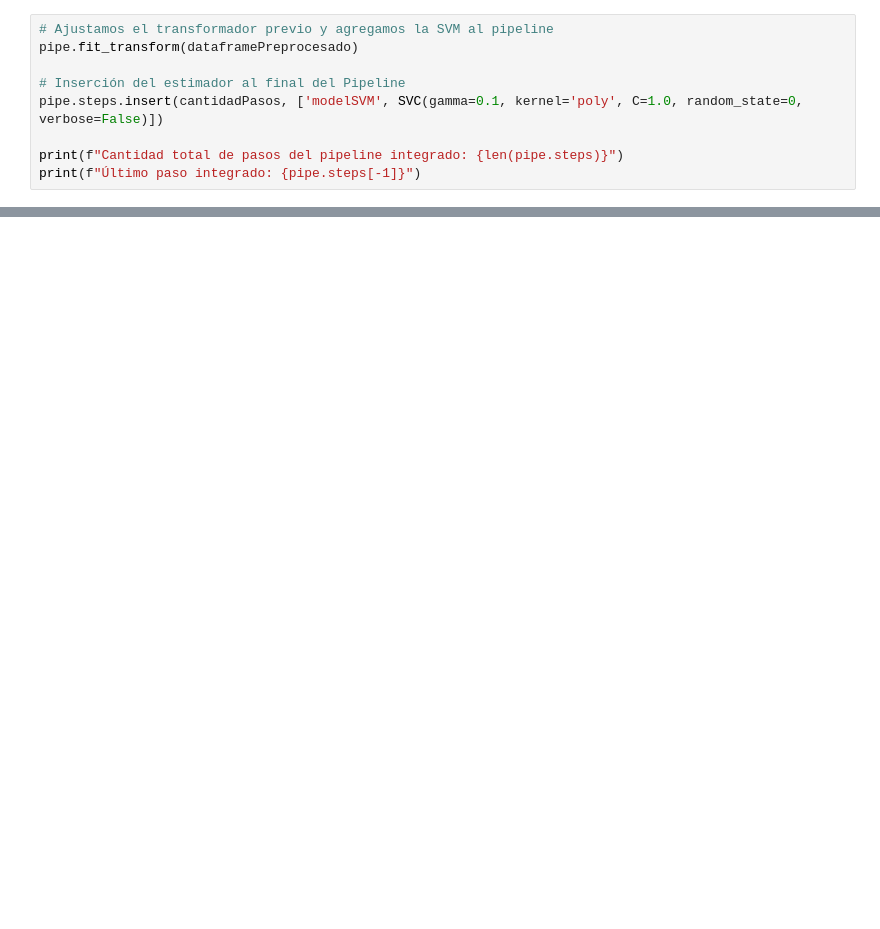
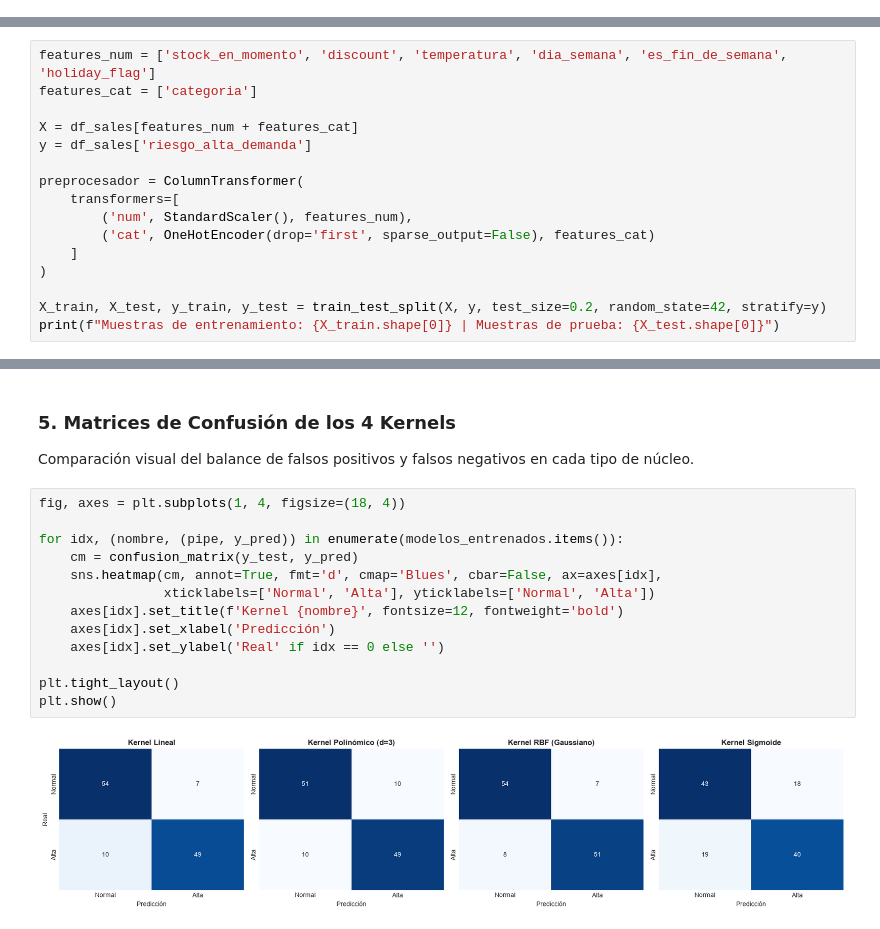
Before and after one commit to patrici0l/Aprendizaje-Automatico, a Jupyter notebook: Practica2.ipynb, the cells around one changed output, grey strips where cells are left out. Drawn from its saved outputs; the diff is of its cells as text; blank space fills up the shorter version.

```diff
--- a/Practica2.ipynb
+++ b/Practica2.ipynb
@@ -193,9 +0,0 @@ Inserción de clasificador base `SVC(kernel='poly', gamma=0.1, C=1.0)` al final
-# %%
-# Ajustamos el transformador previo y agregamos la SVM al pipeline
-pipe.fit_transform(dataframePreprocesado)
-
-# Inserción del estimador al final del Pipeline
-pipe.steps.insert(cantidadPasos, ['modelSVM', SVC(gamma=0.1, kernel='poly', C=1.0, random_state=0, verbose=False)])
-
-print(f"Cantidad total de pasos del pipeline integrado: {len(pipe.steps)}")
-print(f"Último paso integrado: {pipe.steps[-1]}")
@@ -577,0 +67,16 @@ CANTIDADCREDITOSEXISTENTES             0.0160    0.005831
+# %%
+features_num = ['stock_en_momento', 'discount', 'temperatura', 'dia_semana', 'es_fin_de_semana', 'holiday_flag']
+features_cat = ['categoria']
+
+X = df_sales[features_num + features_cat]
+y = df_sales['riesgo_alta_demanda']
+
+preprocesador = ColumnTransformer(
+    transformers=[
+        ('num', StandardScaler(), features_num),
+        ('cat', OneHotEncoder(drop='first', sparse_output=False), features_cat)
+    ]
+)
+
+X_train, X_test, y_train, y_test = train_test_split(X, y, test_size=0.2, random_state=42, stratify=y)
+print(f"Muestras de entrenamiento: {X_train.shape[0]} | Muestras de prueba: {X_test.shape[0]}")
@@ -577,0 +136,18 @@ CANTIDADCREDITOSEXISTENTES             0.0160    0.005831
+# %% [markdown]
+### 5. Matrices de Confusión de los 4 Kernels
+Comparación visual del balance de falsos positivos y falsos negativos en cada tipo de núcleo.
+# %%
+fig, axes = plt.subplots(1, 4, figsize=(18, 4))
+
+for idx, (nombre, (pipe, y_pred)) in enumerate(modelos_entrenados.items()):
+    cm = confusion_matrix(y_test, y_pred)
+    sns.heatmap(cm, annot=True, fmt='d', cmap='Blues', cbar=False, ax=axes[idx],
+                xticklabels=['Normal', 'Alta'], yticklabels=['Normal', 'Alta'])
+    axes[idx].set_title(f'Kernel {nombre}', fontsize=12, fontweight='bold')
+    axes[idx].set_xlabel('Predicción')
+    axes[idx].set_ylabel('Real' if idx == 0 else '')
+
+plt.tight_layout()
+plt.show()
+# %% [output]
+[figure, added]
```
Also changed, not shown: parts of 49 cells of this notebook, 3 other files.
